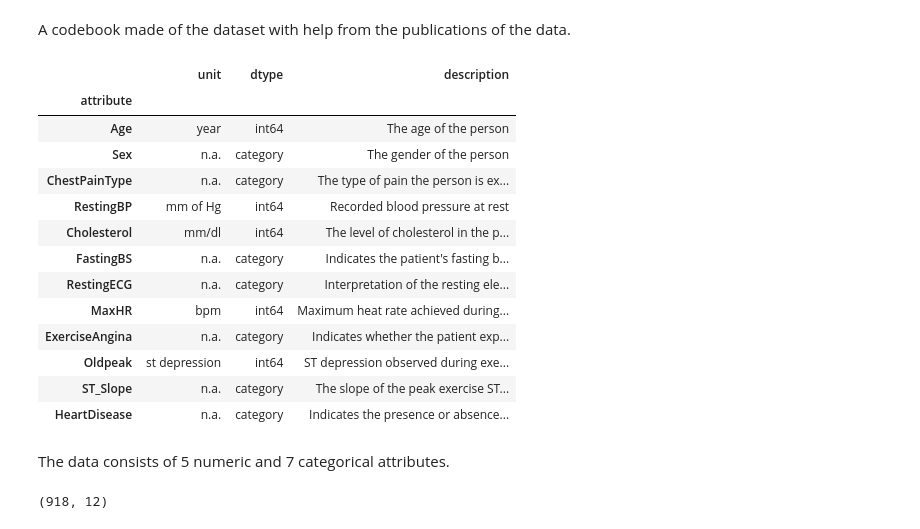
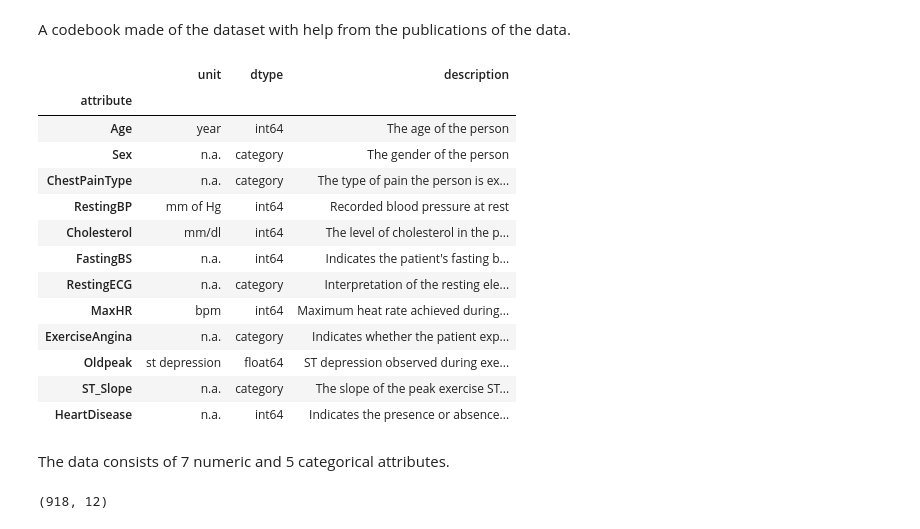
Before and after one commit to Alphina18/heart_disease_pred, a Jupyter notebook: EDA_hdp.ipynb, the cells around one changed output. Saved outputs shown, nothing was run; the diff lists cells and outputs as text; code cells hidden in the pictures.

```diff
--- a/EDA_hdp.ipynb
+++ b/EDA_hdp.ipynb
@@ -83,41 +106,41 @@ A codebook made of the dataset with help from the publications of the data.
 # %%
 codebook={
     "attribute": ['Age', 'Sex', 'ChestPainType', 'RestingBP', 'Cholesterol', 'FastingBS', 'RestingECG', 'MaxHR', 'ExerciseAngina', 'Oldpeak', 'ST_Slope', 'HeartDisease'],
     "unit": ["year", "n.a.", "n.a.", "mm of Hg", "mm/dl", "n.a.", "n.a.", "bpm", "n.a.", "st depression", "n.a.", "n.a."],
-    "dtype": ["int64", "category", "category", "int64", "int64", "category", "category", "int64", "category", "int64", "category", "category"],
+    "dtype": ["int64", "category", "category", "int64", "int64", "int64", "category", "int64", "category", "float64", "category", "int64"],
     "description": [
-        "The age of the person",
-        "The gender of the person",
-        "The type of pain the person is experiencing",
+        "The age of the participant",
+        "The gender of the participant",
+        "The type of pain the participant is experiencing",
         "Recorded blood pressure at rest",
-        "The level of cholesterol in the patient's blood serum",
-        "Indicates the patient's fasting blood sugar level",
+        "The level of cholesterol in the participant's blood serum",
+        "Indicates the participant's fasting blood sugar level",
         "Interpretation of the resting electrocardiogram (ECG) findings",
         "Maximum heat rate achieved during physical extraction",
-        "Indicates whether the patient experienced angina during exercise",
+        "Indicates whether the participant experienced angina during exercise",
         "ST depression observed during exercise",
         "The slope of the peak exercise ST segment observed on the ECG",
         "Indicates the presence or absence of heart disease"
     ]
 }
 pd.DataFrame(codebook).set_index("attribute")
 # %% [output]
 |  | unit | dtype | description |
 | attribute |  |  |  |
 | Age | year | int64 | The age of the person |
 | Sex | n.a. | category | The gender of the person |
 | ChestPainType | n.a. | category | The type of pain the person is ex... |
 | RestingBP | mm of Hg | int64 | Recorded blood pressure at rest |
 | Cholesterol | mm/dl | int64 | The level of cholesterol in the p... |
-| FastingBS | n.a. | category | Indicates the patient's fasting b... |
+| FastingBS | n.a. | int64 | Indicates the patient's fasting b... |
 | RestingECG | n.a. | category | Interpretation of the resting ele... |
 | MaxHR | bpm | int64 | Maximum heat rate achieved during... |
 | ExerciseAngina | n.a. | category | Indicates whether the patient exp... |
-| Oldpeak | st depression | int64 | ST depression observed during exe... |
+| Oldpeak | st depression | float64 | ST depression observed during exe... |
 | ST_Slope | n.a. | category | The slope of the peak exercise ST... |
-| HeartDisease | n.a. | category | Indicates the presence or absence... |
+| HeartDisease | n.a. | int64 | Indicates the presence or absence... |
 # %% [markdown]
-The data consists of 5 numeric and 7 categorical attributes.
+The data consists of 7 numeric and 5 categorical attributes.
 # %%
 df.shape
 # %% [output]
```
Also changed, not shown: parts of 35 cells of this notebook.
